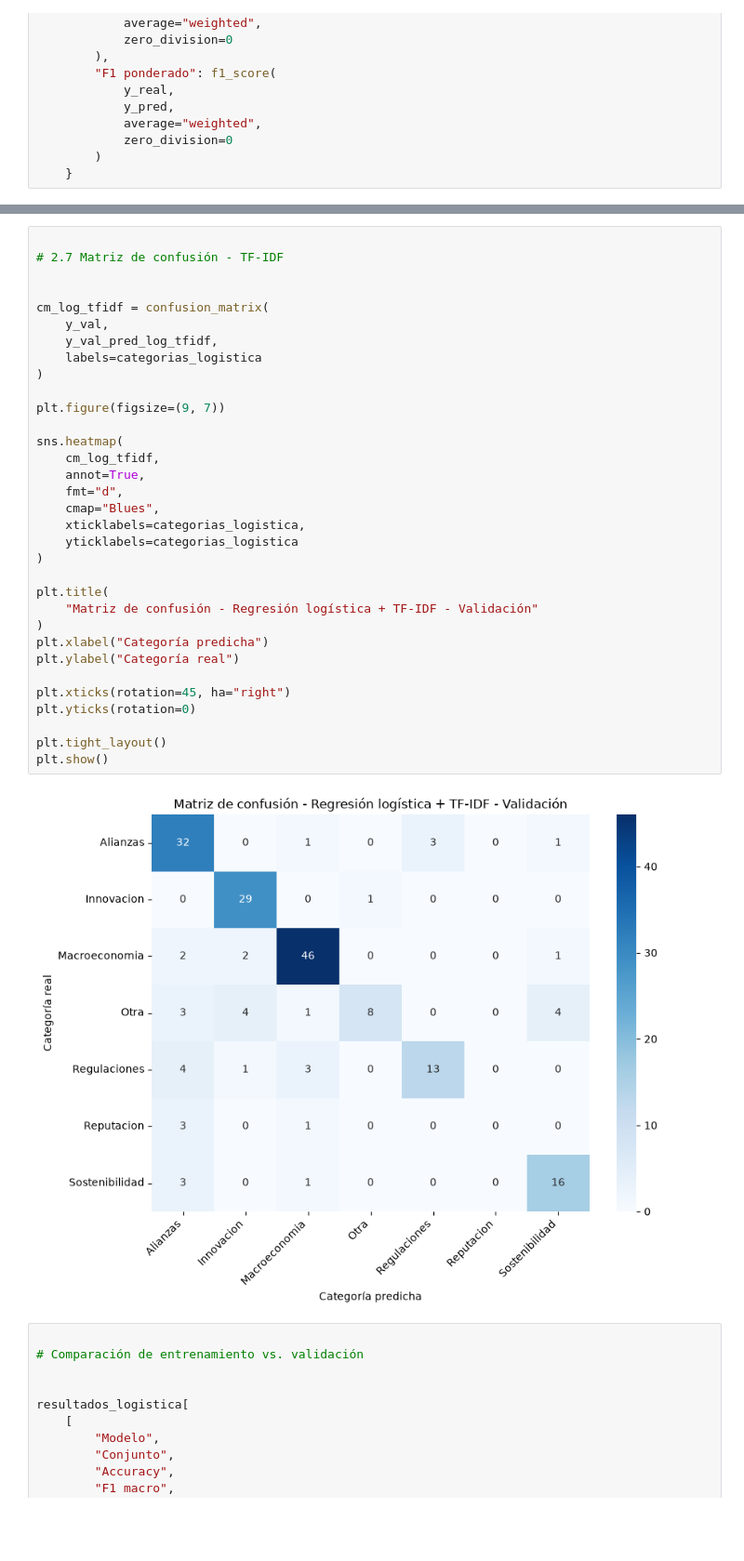
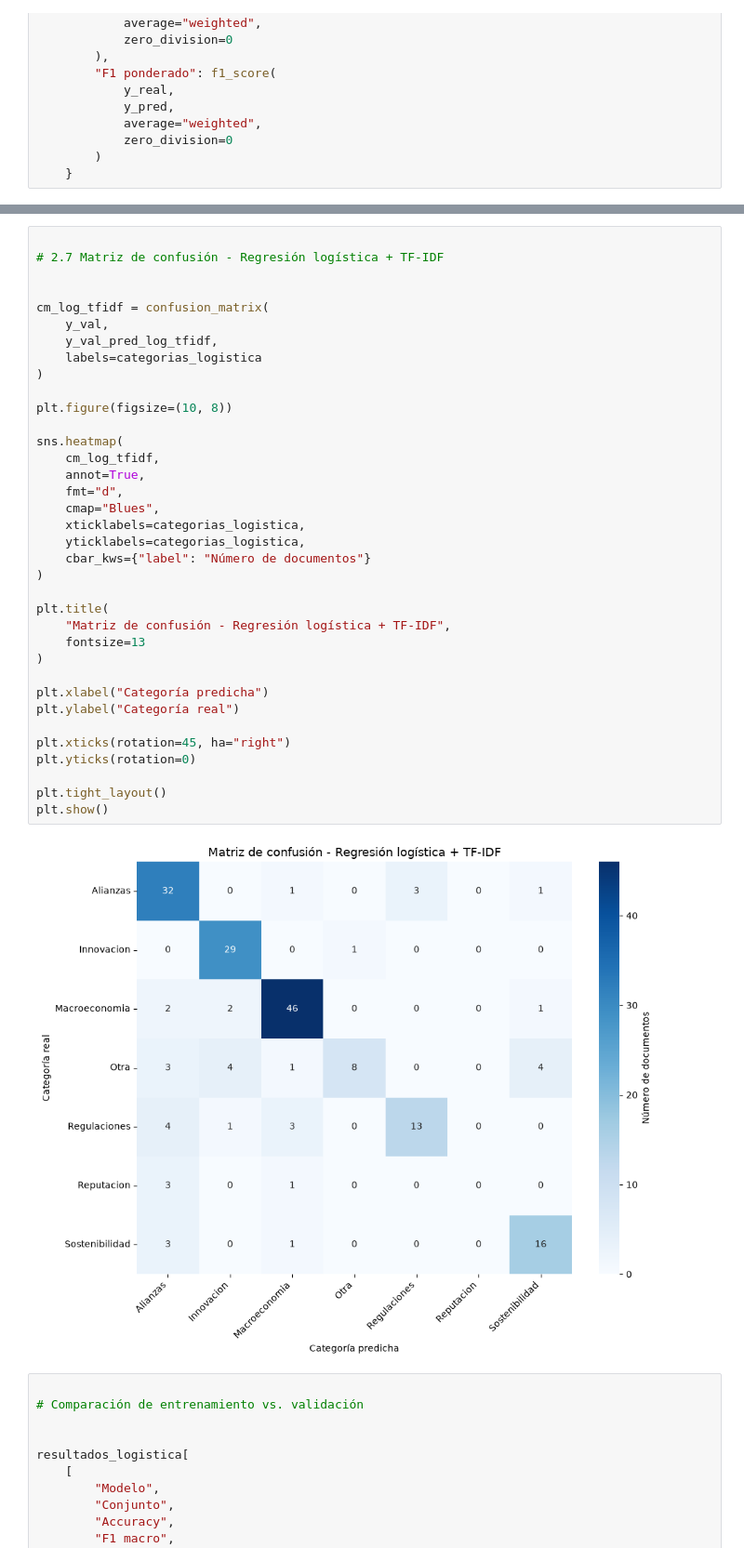
Before and after one commit to Cynthiss/NLP, a Jupyter notebook: Lab_4/Lab_4.ipynb, the cells around one changed output, grey strips where cells are left out. Shown at 93% size. Cells and saved outputs as stored; diff of their text form; blank space fills up the shorter version.

```diff
--- a/Lab_4/Lab_4.ipynb
+++ b/Lab_4/Lab_4.ipynb
@@ -3451,38 +3465,41 @@ Sostenibilidad     0.7273    0.8000    0.7619        20
 # %%
 
-# 2.7 Matriz de confusión - TF-IDF
+# 2.7 Matriz de confusión - Regresión logística + TF-IDF
 
 
 cm_log_tfidf = confusion_matrix(
     y_val,
     y_val_pred_log_tfidf,
     labels=categorias_logistica
 )
 
-plt.figure(figsize=(9, 7))
+plt.figure(figsize=(10, 8))
 
 sns.heatmap(
     cm_log_tfidf,
     annot=True,
     fmt="d",
     cmap="Blues",
     xticklabels=categorias_logistica,
-    yticklabels=categorias_logistica
+    yticklabels=categorias_logistica,
+    cbar_kws={"label": "Número de documentos"}
 )
 
 plt.title(
-    "Matriz de confusión - Regresión logística + TF-IDF - Validación"
+    "Matriz de confusión - Regresión logística + TF-IDF",
+    fontsize=13
 )
+
 plt.xlabel("Categoría predicha")
 plt.ylabel("Categoría real")
 
 plt.xticks(rotation=45, ha="right")
 plt.yticks(rotation=0)
 
 plt.tight_layout()
 plt.show()
 # %% [output]
-[figure, old version]
+[figure, new version]
 # %%
 
 # Comparación de entrenamiento vs. validación
```
Also changed, not shown: parts of 3 cells of this notebook.
